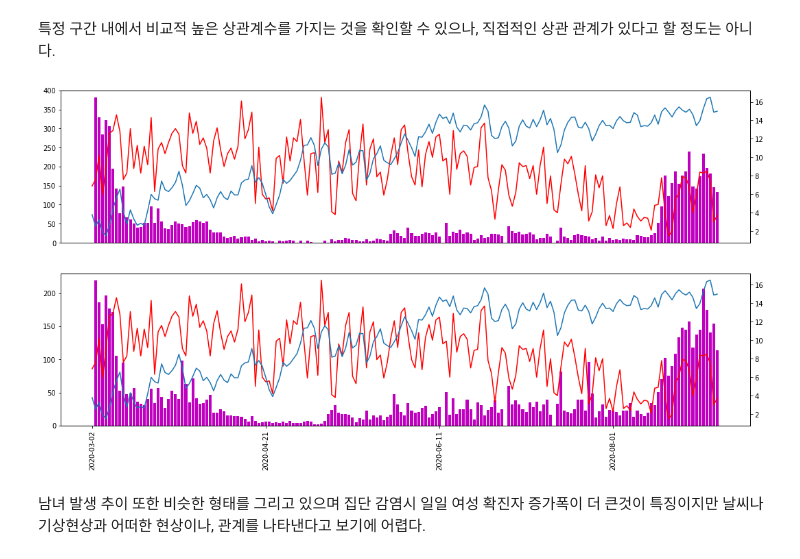
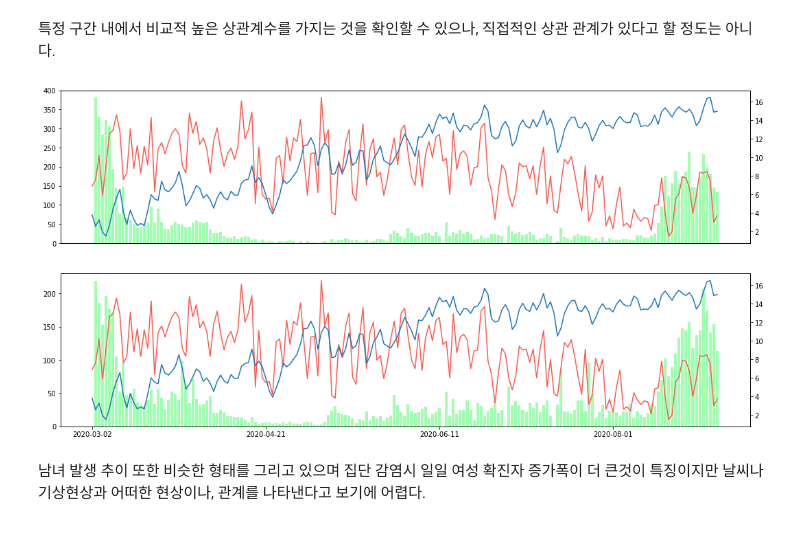
Before and after one commit to fishoe/covid_insight, a Jupyter notebook: insight.ipynb, the cells around one changed output. Saved outputs shown, nothing was run; the diff lists cells and outputs as text; code cells hidden in the pictures.

Commit message:
adjust_color_hmap

```diff
--- a/insight.ipynb
+++ b/insight.ipynb
@@ -190,6 +190,6 @@ for idx, i in enumerate(pr_names[:3]):
     fig, axs = plt.subplots(1,1)
     t = prs_wx[i][['avg_temp','diff_temp', 'day_rain','avg_wind', 'avg_humi', 'day_sun']]
     t = t.merge(prs_cfm[i][['diff_cfm']],left_index=True,right_index=True)
-    sns.heatmap(data = t.corr() , ax = axs)
+    sns.heatmap(data = t.corr() , ax = axs, cmap=plt.get_cmap("Pastel1"))
     fig.show()
 # %% [output]
@@ -232,5 +232,5 @@ for i in age_groups[::2]:
     fig, axs = plt.subplots(1,1)
     t = mini_wx[['avg_temp','diff_temp', 'day_rain','avg_wind', 'avg_humi', 'day_sun']]
     t = t.merge(ages_cfm[i]['diff_cfm'],left_index=True,right_index=True)
-    sns.heatmap(data=t[120:].corr(),ax = axs)
+    sns.heatmap(data=t[120:].corr(),ax = axs,cmap=plt.get_cmap("Pastel1"))
 # %% [output]
@@ -244,24 +244,24 @@ for i in age_groups[::2]:
 # %%
 fig = plt.figure(figsize=(18,9))
 subplts = [fig.add_subplot(2,1,i+1) for i in range(2)]
 
 lx = gens_cfm[gens[0]].shape[0]
 for idx , i in enumerate(gens):
     if idx != 1 :
         subplts[idx].get_xaxis().set_visible(False)
     ax2 = subplts[idx].twinx()
     ax3 = subplts[idx].twinx()
     ax3.get_yaxis().set_visible(False)
-    subplts[idx].bar(gens_cfm[i].index,gens_cfm[i]['diff_cfm'],color='m')
+    subplts[idx].bar(gens_cfm[i].index,gens_cfm[i]['diff_cfm'],color='xkcd:mint')
     ax3.plot(mini_wx['avg_temp'])
-    ax2.plot(mini_wx['diff_temp'], color = 'r')
+    ax2.plot(mini_wx['diff_temp'], color = 'xkcd:coral')
 
     dates = gens_cfm[i]['date']
     ndtrng = range(0,len(gens_cfm[i]['date']),50)
     subplts[idx].set_xticks(ndtrng)
-    subplts[idx].set_xticklabels(gens_cfm[i]['date'][::50],rotation='vertical')
+    subplts[idx].set_xticklabels(gens_cfm[i]['date'][::50])
 # %% [output]
-[figure, old version]
+[figure, new version]
 # %% [markdown]
 남녀 발생 추이 또한 비슷한 형태를 그리고 있으며 집단 감염시 일일 여성 확진자 증가폭이 더 큰것이 특징이지만 날씨나 기상현상과 어떠한 현상이나, 관계를 나타낸다고 보기에 어렵다.
 # %% [markdown]
```
Also changed, not shown: parts of 2 cells of this notebook.
